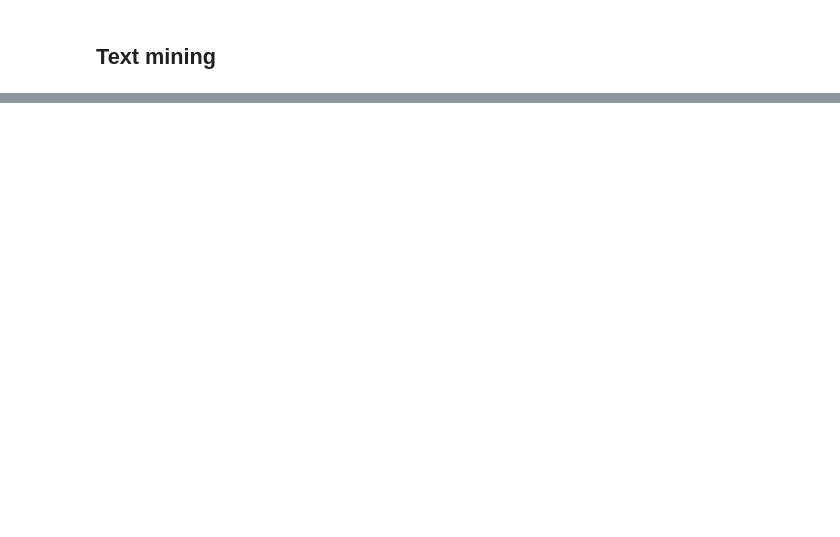
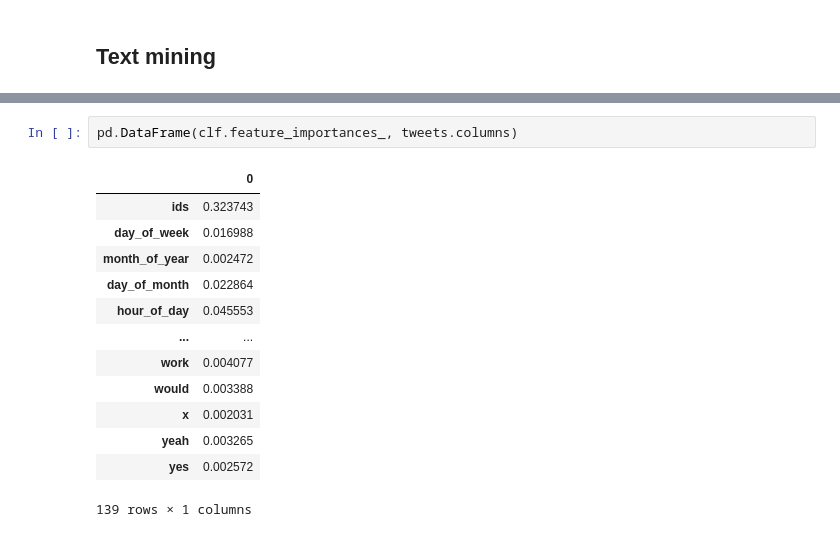
Before and after one commit to Gio99c/dsl-project, a Jupyter notebook: Jupyter EDA.ipynb, the cells around one changed output, grey strips where cells are left out. Cells and saved outputs as stored; diff of their text form; blank space fills up the shorter version.

```diff
--- a/Jupyter EDA.ipynb
+++ b/Jupyter EDA.ipynb
@@ -305,0 +319,16 @@ X
+# %%
+pd.DataFrame(clf.feature_importances_, tweets.columns)
+# %% [output]
+|  | 0 |
+| ids | 0.323743 |
+| day_of_week | 0.016988 |
+| month_of_year | 0.002472 |
+| day_of_month | 0.022864 |
+| hour_of_day | 0.045553 |
+| ... | ... |
+| work | 0.004077 |
+| would | 0.003388 |
+| x | 0.002031 |
+| yeah | 0.003265 |
+| yes | 0.002572 |
+139 rows × 1 columns
```
Also changed, not shown: parts of 50 cells of this notebook, 2 other files.
